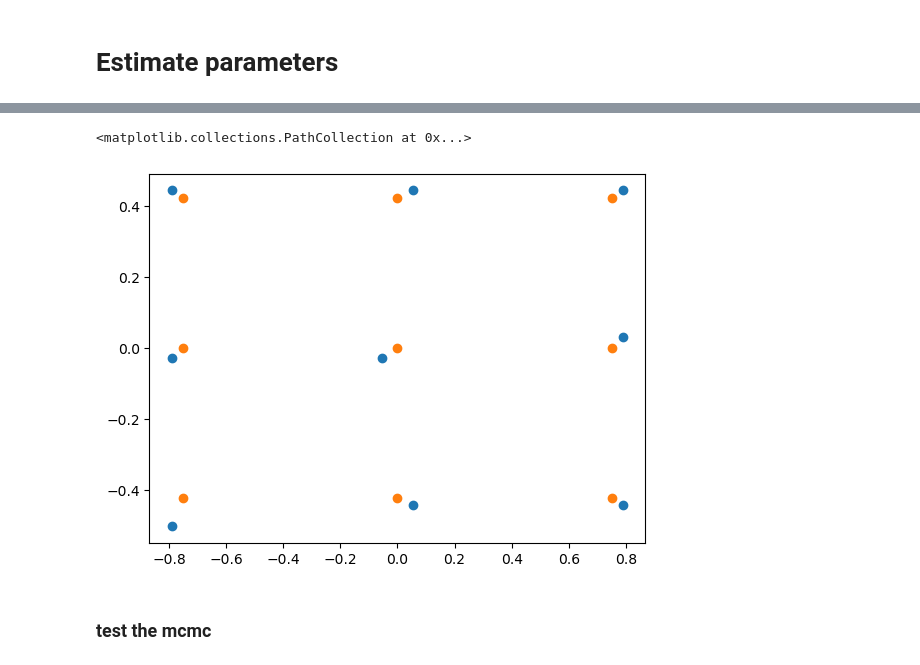
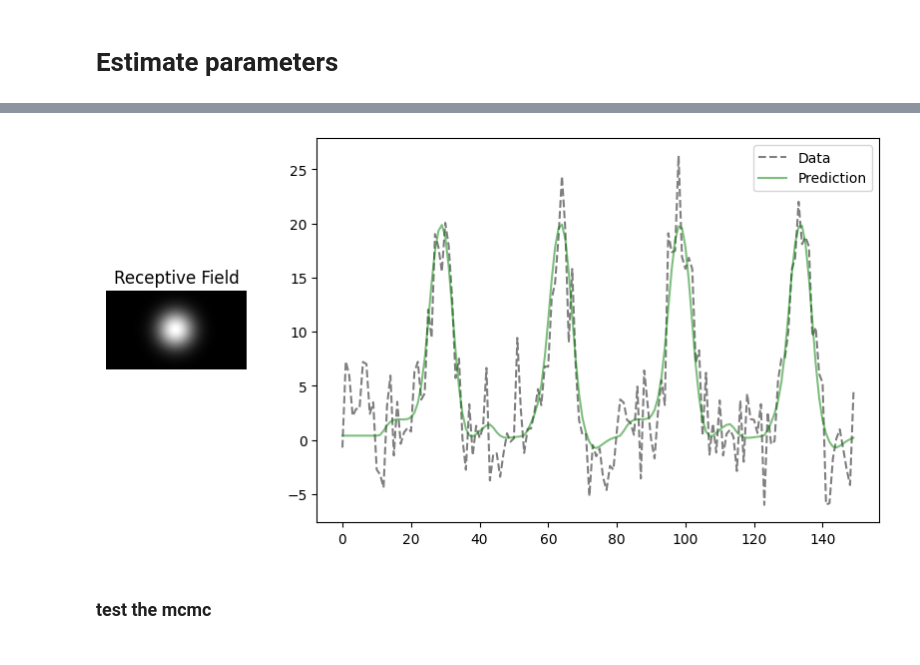
Before and after one commit to mdaghlian/braincoder_bprf, a Jupyter notebook: notebooks/Fit 2D Gaussian PRF MCMC.ipynb, the cells around one changed output, grey strips where cells are left out. Saved outputs shown, nothing was run; the diff lists cells and outputs as text; code cells hidden in the pictures.

```diff
--- a/notebooks/Fit 2D Gaussian PRF MCMC.ipynb
+++ b/notebooks/Fit 2D Gaussian PRF MCMC.ipynb
@@ -91,14 +104,14 @@ Using correlation cost!
-# %%
-plt.scatter(
-    ols_pars['x'], ols_pars['y']
-)
-
-plt.scatter(
-    parameters['x'], parameters['y']
-)
-# %% [output]
-<matplotlib.collections.PathCollection at 0x...>
-[figure, removed]
+# %%
+idx = 4
+from braincoder.utils.visualize import quick_plot
+quick_plot(
+    model=model,
+    parameters=refined_pars.iloc[idx,:],
+    data=data.iloc[:,idx]
+
+)
+# %% [output]
+[figure, added]
 # %%
 bounds = {
     'x' : [-5, 5],
```
Also changed, not shown: parts of 24 cells of this notebook, 5 other files.
